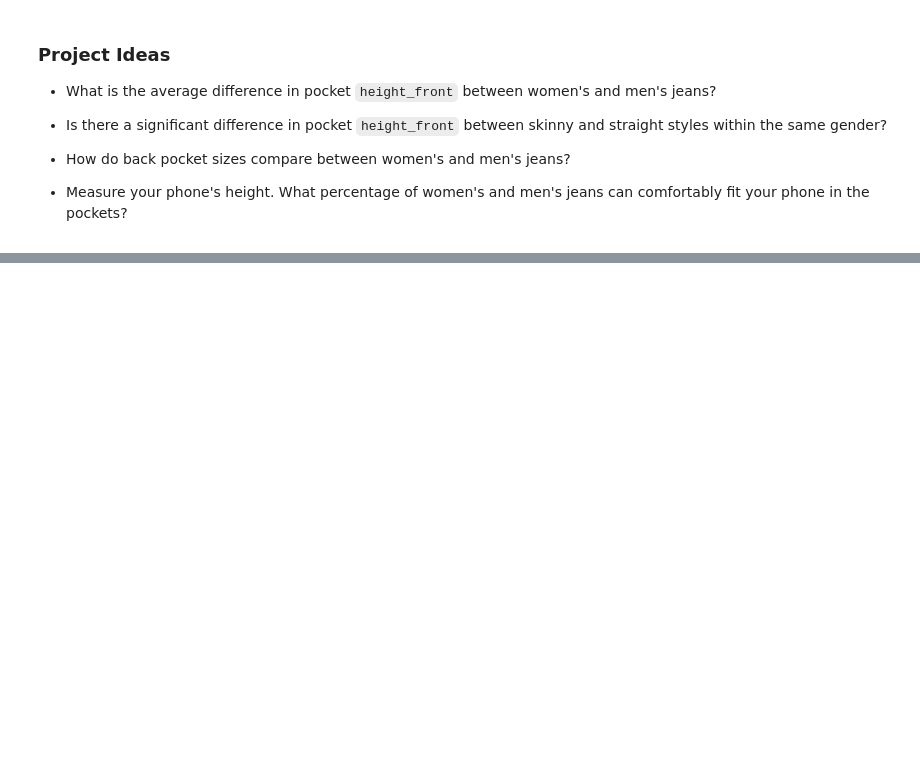
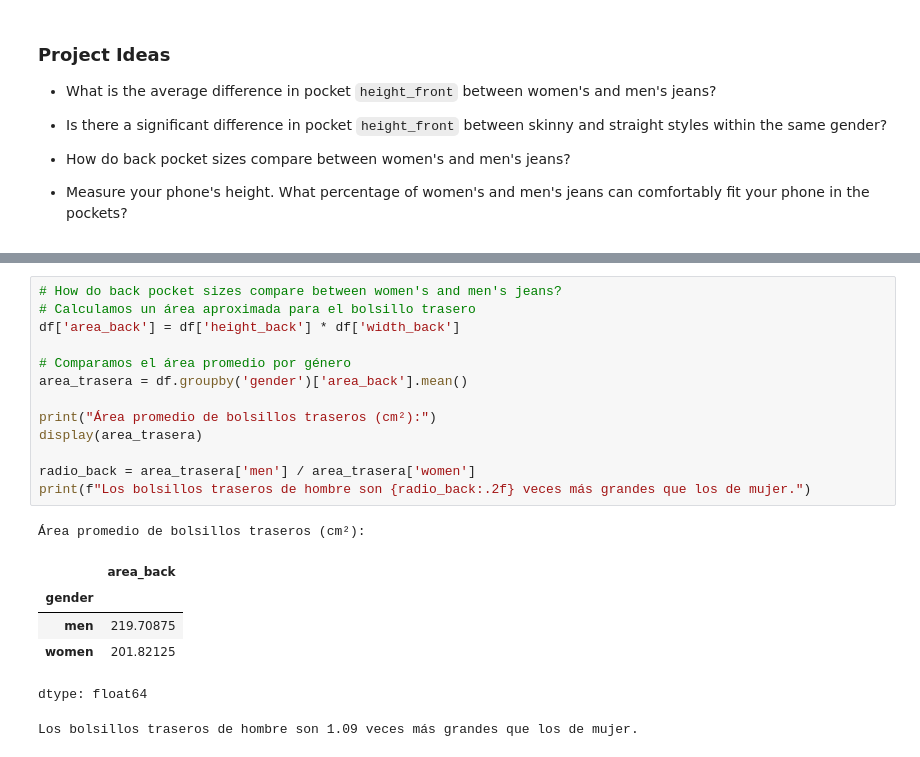
Before and after one commit to m00n07/mineria_de_datos, a Jupyter notebook: jeans_pockets.ipynb, the cells around one changed output, grey strips where cells are left out. Drawn from its saved outputs; the diff is of its cells as text; blank space fills up the shorter version.

```diff
--- a/jeans_pockets.ipynb
+++ b/jeans_pockets.ipynb
@@ -54,0 +79,21 @@ df.head()
+# %%
+# How do back pocket sizes compare between women's and men's jeans?
+# Calculamos un área aproximada para el bolsillo trasero
+df['area_back'] = df['height_back'] * df['width_back']
+
+# Comparamos el área promedio por género
+area_trasera = df.groupby('gender')['area_back'].mean()
+
+print("Área promedio de bolsillos traseros (cm²):")
+display(area_trasera)
+
+radio_back = area_trasera['men'] / area_trasera['women']
+print(f"Los bolsillos traseros de hombre son {radio_back:.2f} veces más grandes que los de mujer.")
+# %% [output]
+Área promedio de bolsillos traseros (cm²):
+|  | area_back |
+| gender |  |
+| men | 219.70875 |
+| women | 201.82125 |
+dtype: float64
+Los bolsillos traseros de hombre son 1.09 veces más grandes que los de mujer.
```
Also changed, not shown: parts of 7 cells of this notebook.
